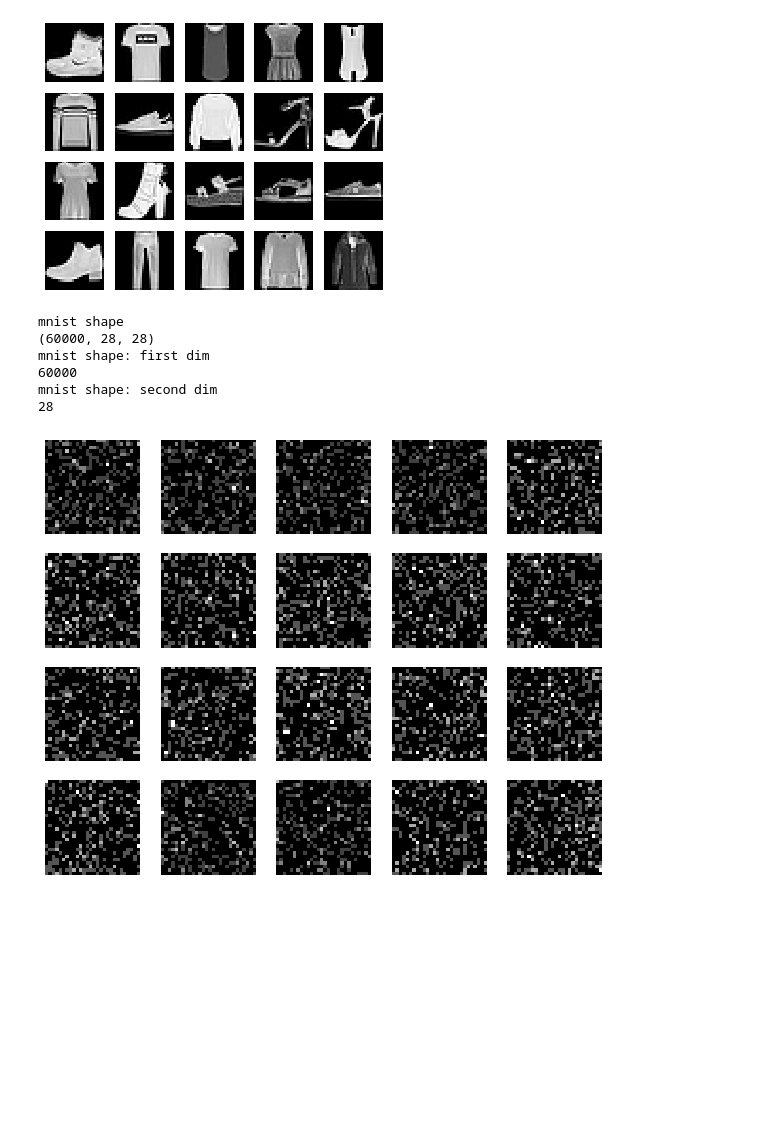
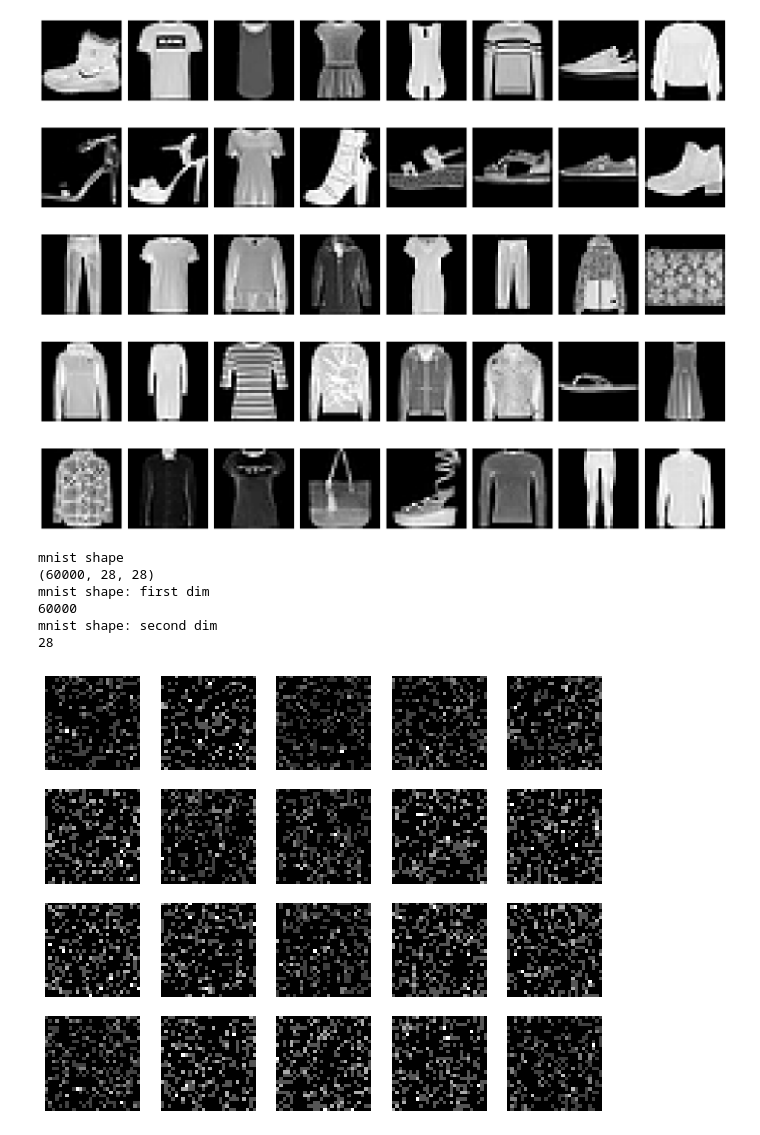
Before and after one commit to Jizhongpeng/2d_image_gans, a Jupyter notebook: mnist_fashion_gan.ipynb, the cells around one changed output. Saved outputs shown, nothing was run; the diff lists cells and outputs as text; code cells hidden in the pictures; blank space fills up the shorter version.

```diff
--- a/mnist_fashion_gan.ipynb
+++ b/mnist_fashion_gan.ipynb
@@ -26,23 +24,23 @@ fashion_mnist = keras.datasets.fashion_mnist
 (x_train, y_train), (x_test, y_test) = fashion_mnist.load_data()
 # %%
 # display a sample of the mnist data
-plt.figure(figsize=(5, 4))
-for i in range(20):
-    plt.subplot(4, 5, i+1)
+plt.figure(figsize=(20, 16))
+for i in range(40):
+    plt.subplot(5, 8, i+1)
     plt.imshow(x_train[i], cmap='gray')
     plt.xticks([])
     plt.yticks([])
 plt.tight_layout()
 plt.show()
 
 print('mnist shape')
 print(x_train.shape)
 print('mnist shape: first dim')
 print(x_train.shape[0])
 print('mnist shape: second dim')
 print(x_train.shape[1])
 # %% [output]
-[figure, old version]
+[figure, new version]
 mnist shape
 (60000, 28, 28)
 mnist shape: first dim
@@ -149,7 +147,7 @@ for i in range(20):
     plt.yticks([])
 plt.show()
 # %% [output]
-[figure, old version]
+[figure, new version]
 # %%
 # creating labels for the data
 def make_labels(rows):
```
Also changed, not shown: parts of 6 cells of this notebook, 2 other files.
